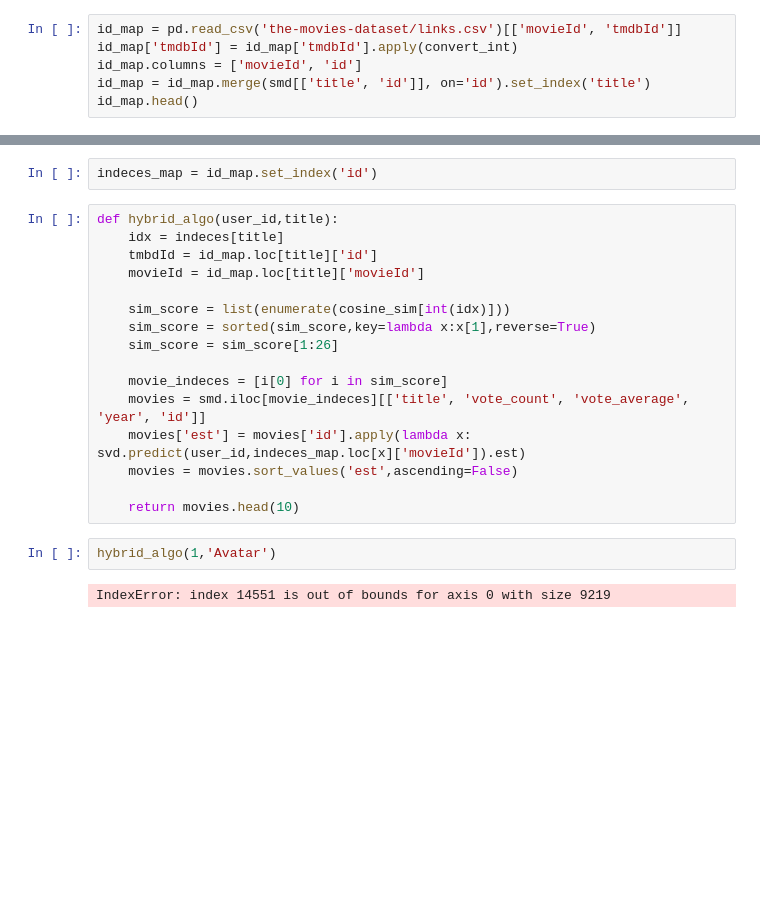
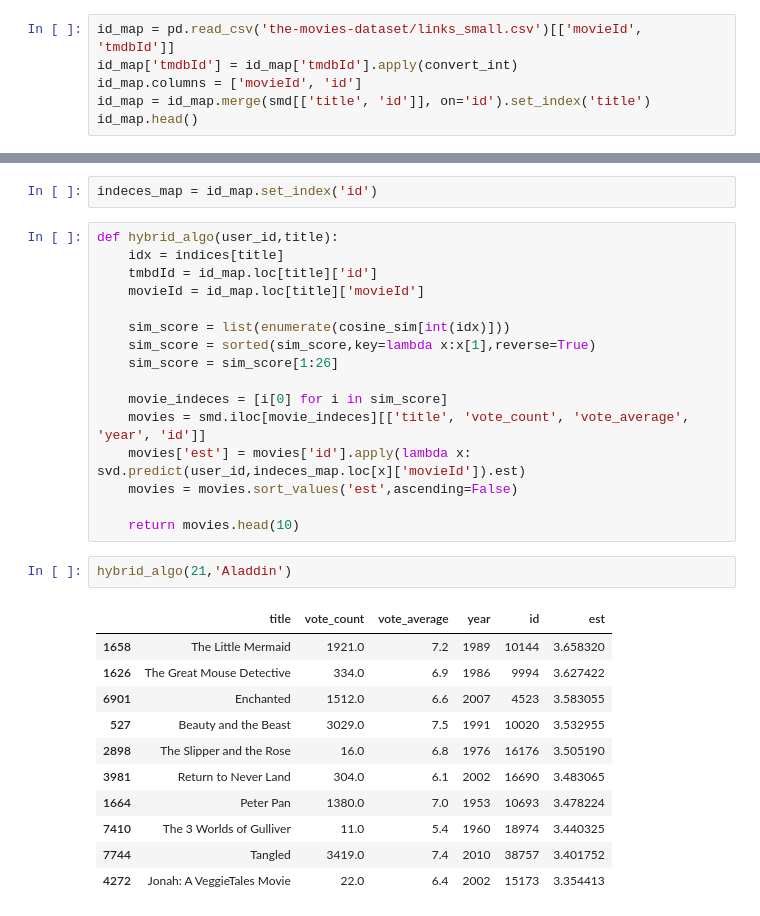
Before and after one commit to nikhil0410/movie-recommender, a Jupyter notebook: Movie Recommender System(Modal).ipynb, the cells around one changed output, grey strips where cells are left out. Cells and saved outputs as stored; diff of their text form; blank space fills up the shorter version.

```diff
--- a/Movie Recommender System(Modal).ipynb
+++ b/Movie Recommender System(Modal).ipynb
@@ -566,7 +566,7 @@ def convert_int(x):
     except:
         return np.nan
 # %%
-id_map = pd.read_csv('the-movies-dataset/links.csv')[['movieId', 'tmdbId']]
+id_map = pd.read_csv('the-movies-dataset/links_small.csv')[['movieId', 'tmdbId']]
 id_map['tmdbId'] = id_map['tmdbId'].apply(convert_int)
 id_map.columns = ['movieId', 'id']
 id_map = id_map.merge(smd[['title', 'id']], on='id').set_index('title')
@@ -583,7 +583,7 @@ id_map.head()
 indeces_map = id_map.set_index('id')
 # %%
 def hybrid_algo(user_id,title):
-    idx = indeces[title]
+    idx = indices[title]
     tmbdId = id_map.loc[title]['id']
     movieId = id_map.loc[title]['movieId']
 
@@ -597,7 +597,17 @@ def hybrid_algo(user_id,title):
     movies = movies.sort_values('est',ascending=False)
 
     return movies.head(10)
-# %%
-hybrid_algo(1,'Avatar')
-# %% [output]
-IndexError: index 14551 is out of bounds for axis 0 with size 9219
+# %%
+hybrid_algo(21,'Aladdin')
+# %% [output]
+|  | title | vote_count | vote_average | year | id | est |
+| 1658 | The Little Mermaid | 1921.0 | 7.2 | 1989 | 10144 | 3.658320 |
+| 1626 | The Great Mouse Detective | 334.0 | 6.9 | 1986 | 9994 | 3.627422 |
+| 6901 | Enchanted | 1512.0 | 6.6 | 2007 | 4523 | 3.583055 |
+| 527 | Beauty and the Beast | 3029.0 | 7.5 | 1991 | 10020 | 3.532955 |
+| 2898 | The Slipper and the Rose | 16.0 | 6.8 | 1976 | 16176 | 3.505190 |
+| 3981 | Return to Never Land | 304.0 | 6.1 | 2002 | 16690 | 3.483065 |
+| 1664 | Peter Pan | 1380.0 | 7.0 | 1953 | 10693 | 3.478224 |
+| 7410 | The 3 Worlds of Gulliver | 11.0 | 5.4 | 1960 | 18974 | 3.440325 |
+| 7744 | Tangled | 3419.0 | 7.4 | 2010 | 38757 | 3.401752 |
+| 4272 | Jonah: A VeggieTales Movie | 22.0 | 6.4 | 2002 | 15173 | 3.354413 |
```
Also changed, not shown: parts of 5 cells of this notebook, 2 other files.
